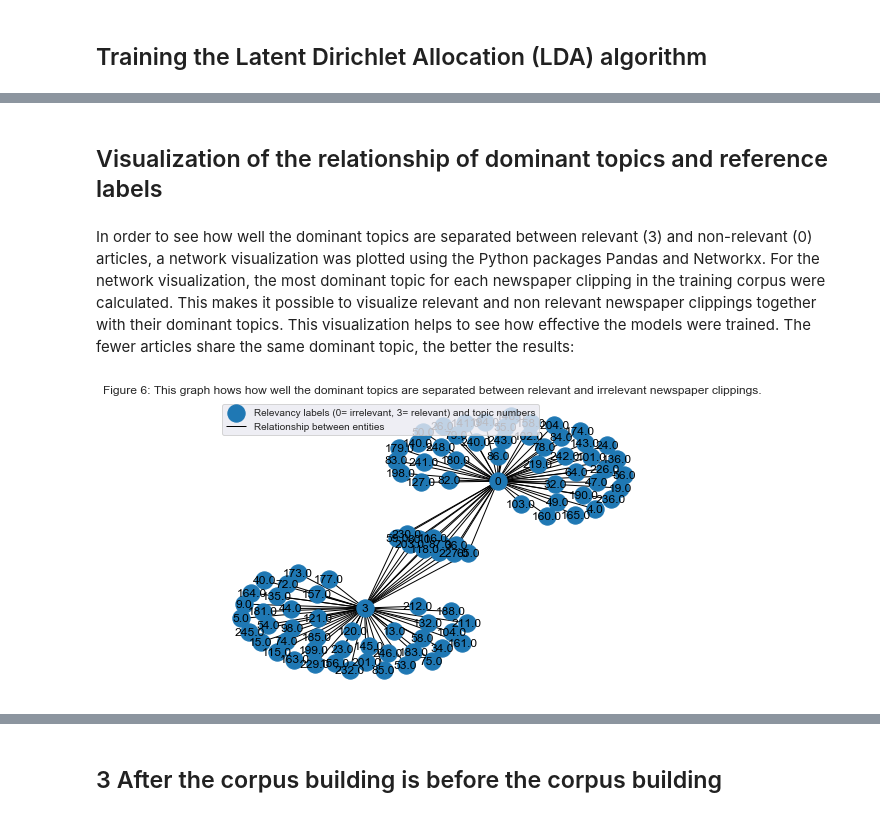
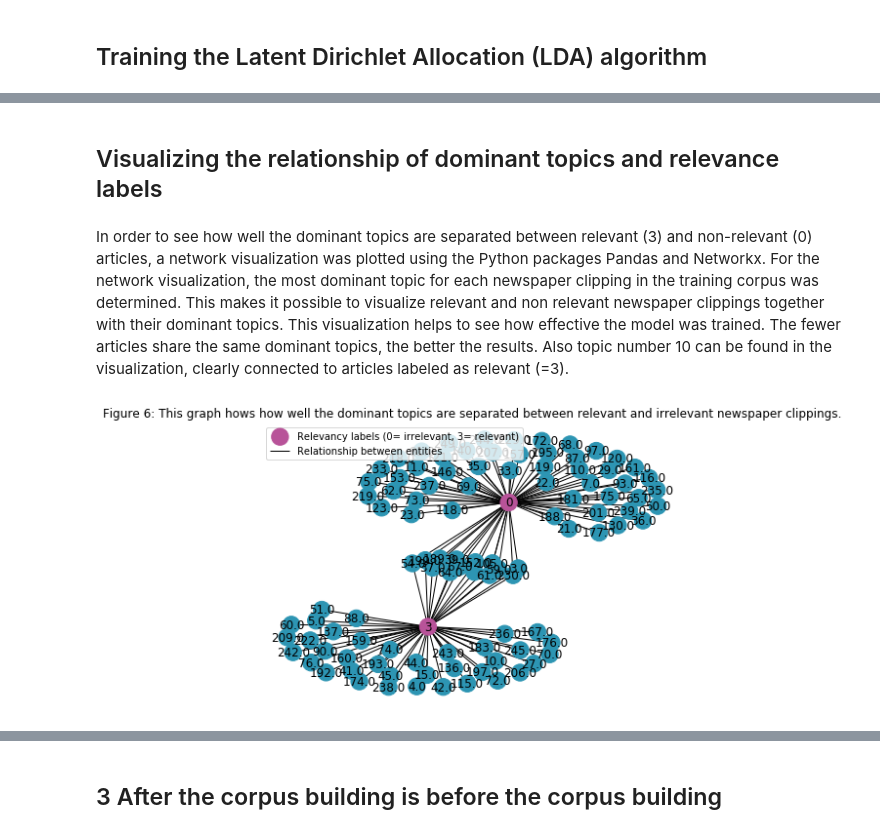
Before and after one commit to soberbichler/Topic-specific-corpus-building_OberbichlerPfanzelter, a Jupyter notebook: news_article_similarity_remigration_notebook.ipynb, the cells around one changed output, grey strips where cells are left out. Drawn from its saved outputs; the diff is of its cells as text; code cells hidden in the pictures.

```diff
--- a/news_article_similarity_remigration_notebook.ipynb
+++ b/news_article_similarity_remigration_notebook.ipynb
@@ -238,70 +330,49 @@ dictionary,corpus,lda = train_lda(train_df)
 # %% [markdown]
-## Visualization of the relationship of dominant topics and reference labels
+## Visualizing the relationship of dominant topics and relevance labels
 # %% [markdown]
-In order to see how well the dominant topics are separated between relevant (3) and non-relevant (0) articles, a network visualization was plotted using the Python packages Pandas and Networkx. For the network visualization, the most dominant topic for each newspaper clipping in the training corpus were calculated. This makes it possible to visualize relevant and non relevant newspaper clippings together with their dominant topics. This visualization helps to see how effective the models were trained. The fewer articles share the same dominant topic, the better the results:
+In order to see how well the dominant topics are separated between relevant (3) and non-relevant (0) articles, a network visualization was plotted using the Python packages Pandas and Networkx. For the network visualization, the most dominant topic for each newspaper clipping in the training corpus was determined. This makes it possible to visualize relevant and non relevant newspaper clippings together with their dominant topics. This visualization helps to see how effective the model was trained. The fewer articles share the same dominant topics, the better the results. Also topic number 10 can be found in the visualization, clearly connected to articles labeled as relevant (=3).
 # %%
 import networkx as nx
 import seaborn as sns
-sns.set_style("darkgrid")
 import sys
-def format_topics_sentences(ldamodel=None, corpus=corpus, relevancy=df['relevancy']):
-    # Init output
-    sent_topics_df = pd.DataFrame()
-
-    # Get main topic in each document
-    for i, row in enumerate(ldamodel[corpus]):
-        row = sorted(row, key=lambda x: (x[1]), reverse=True)
-        for s, (topic_num, prop_topic) in enumerate(row):
-            if s == 0:  # => dominant topic
-                wp = ldamodel.show_topic(topic_num)
-                topic_keywords = ", ".join([word for word, prop in wp])
-                sent_topics_df = sent_topics_df.append(pd.Series([int(topic_num), round(prop_topic,4), topic_keywords]), ignore_index=True)
-            else:
-                break
-    sent_topics_df.columns = ['Dominant_Topic', 'Perc_Contribution', 'Topic_Keywords']
-
-    # Add relevancy to the end of the output
-    contents = pd.Series(relevancy)
-
-    sent_topics_df = pd.concat([sent_topics_df, contents], axis=1)
-    return(sent_topics_df)
-
-
-df_topic_sents_keywords = format_topics_sentences(ldamodel=lda, corpus=corpus, relevancy=df['relevancy'])
-
-# Format
-df_dominant_topic = df_topic_sents_keywords.reset_index()
-df_dominant_topic.columns = ['Document_No', 'Dominant_Topic', 'Topic_Perc_Contrib', 'Keywords', 'Relevancy']
 
 df_dominant_topic.to_csv('topic_relevancy.csv')
 import csv
 with open('topic_relevancy.csv',  encoding="utf8") as infile:
     reader = csv.reader(infile)
     csv_data = list(reader)
 df_dominant_topics= pd.read_csv('topic_relevancy.csv', usecols = ['Dominant_Topic', 'Relevancy'])
 list_topic = []
 for key in csv_data:
     list_topic.append(key[2])
 topic = list_topic[1:]
 
 list_relevancy = []
 for key in csv_data:
     list_relevancy.append(key[5])
 relevance = list_relevancy[1:]
 import pandas as pd
 import numpy as np
 import matplotlib.pyplot as plt
 
 # Build a dataframe with 4 connections
 df = pd.DataFrame({ 'from': relevance, 'to': topic})
 
 # Build your graph
 G = nx.from_pandas_edgelist(df, 'from', 'to')
+color_map = []
+for node in G:
+    if node == "3":
+        color_map.append('#b85399')
+    if node == "0":
+        color_map.append('#b85399')
+    else:
+        color_map.append('#2d95b3')
 # Plot it
-nx.draw(G, with_labels=True)
-plt.legend(('Relevancy labels (0= irrelevant, 3= relevant) and topic numbers', 'Relationship between entities'),
+nx.draw(G, with_labels=True, node_color=color_map)
+plt.legend(('Relevancy labels (0= irrelevant, 3= relevant)', 'Relationship between entities'),
            loc='upper left')
 plt.title('Figure 6: This graph hows how well the dominant topics are separated between relevant and irrelevant newspaper clippings.')
 plt.show()
 # %% [output]
-[figure, old version]
+[figure, new version]
```
Also changed, not shown: parts of 81 cells of this notebook.
